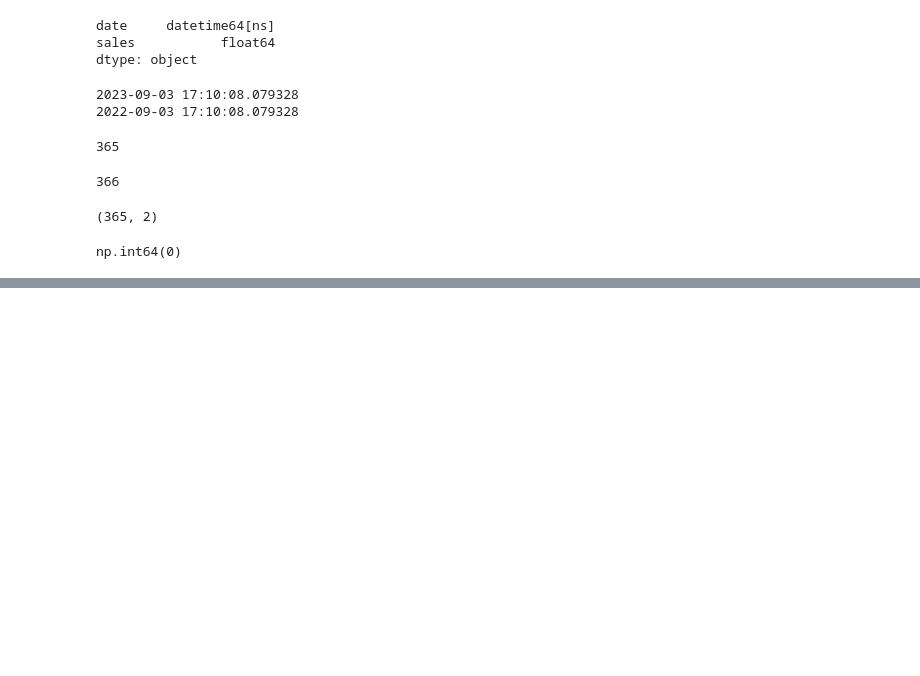
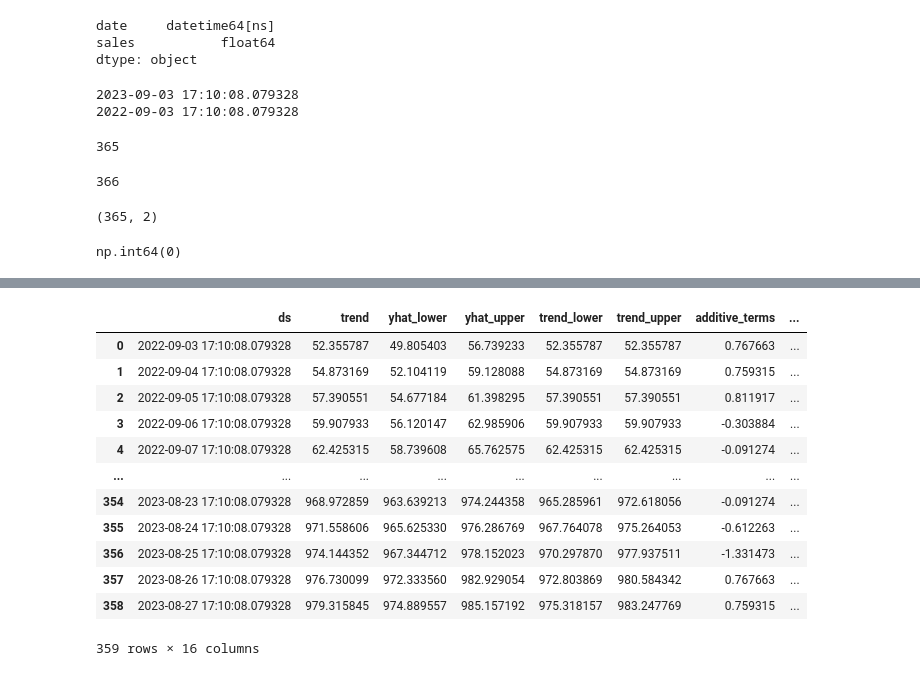
Before and after one commit to 4GeeksAcademy/pauline-Serie-Temporal-Alternativa, a Jupyter notebook: src/explore.ipynb, the cells around one changed output, grey strips where cells are left out. Cells and saved outputs as stored; diff of their text form; code cells hidden in the pictures; blank space fills up the shorter version.

```diff
--- a/src/explore.ipynb
+++ b/src/explore.ipynb
@@ -207,0 +306,16 @@ strong multicollinearity or other numerical problems.
+# %%
+forecast
+# %% [output]
+|  | ds | trend | yhat_lower | yhat_upper | trend_lower | trend_upper | additive_terms | ... |
+| 0 | 2022-09-03 17:10:08.079328 | 52.355787 | 49.805403 | 56.739233 | 52.355787 | 52.355787 | 0.767663 | ... |
+| 1 | 2022-09-04 17:10:08.079328 | 54.873169 | 52.104119 | 59.128088 | 54.873169 | 54.873169 | 0.759315 | ... |
+| 2 | 2022-09-05 17:10:08.079328 | 57.390551 | 54.677184 | 61.398295 | 57.390551 | 57.390551 | 0.811917 | ... |
+| 3 | 2022-09-06 17:10:08.079328 | 59.907933 | 56.120147 | 62.985906 | 59.907933 | 59.907933 | -0.303884 | ... |
+| 4 | 2022-09-07 17:10:08.079328 | 62.425315 | 58.739608 | 65.762575 | 62.425315 | 62.425315 | -0.091274 | ... |
+| ... | ... | ... | ... | ... | ... | ... | ... | ... |
+| 354 | 2023-08-23 17:10:08.079328 | 968.972859 | 963.639213 | 974.244358 | 965.285961 | 972.618056 | -0.091274 | ... |
+| 355 | 2023-08-24 17:10:08.079328 | 971.558606 | 965.625330 | 976.286769 | 967.764078 | 975.264053 | -0.612263 | ... |
+| 356 | 2023-08-25 17:10:08.079328 | 974.144352 | 967.344712 | 978.152023 | 970.297870 | 977.937511 | -1.331473 | ... |
+| 357 | 2023-08-26 17:10:08.079328 | 976.730099 | 972.333560 | 982.929054 | 972.803869 | 980.584342 | 0.767663 | ... |
+| 358 | 2023-08-27 17:10:08.079328 | 979.315845 | 974.889557 | 985.157192 | 975.318157 | 983.247769 | 0.759315 | ... |
+359 rows × 16 columns
```
Also changed, not shown: parts of 33 cells of this notebook.
